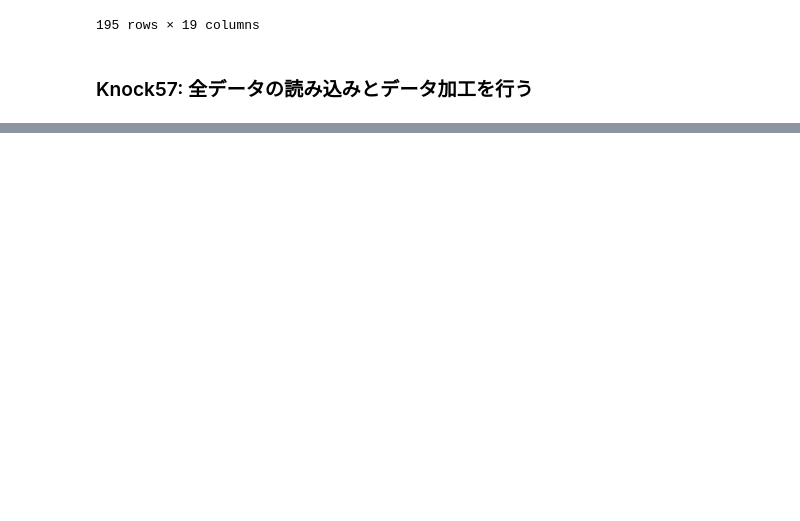
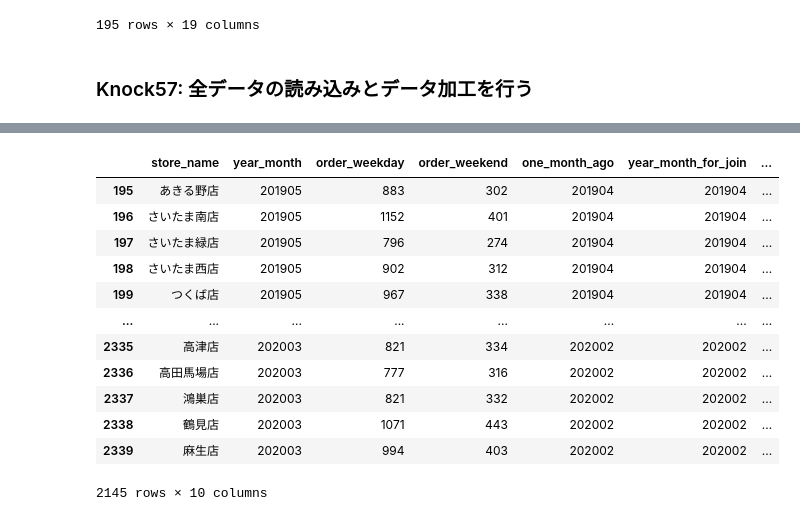
Before and after one commit to ginmaruGH/python-practical-machine-learning-system-100knocks, a Jupyter notebook: ch06/ch06.ipynb, the cells around one changed output, grey strips where cells are left out. Cells and saved outputs as stored; diff of their text form; code cells hidden in the pictures; blank space fills up the shorter version.

```diff
--- a/ch06/ch06.ipynb
+++ b/ch06/ch06.ipynb
@@ -557,0 +626,39 @@ display(store_all)
+# %%
+# 欠損値の除去
+
+y.dropna(inplace=True)
+
+# オーダー数増減のフラグ項目作成
+
+# オーダー数前月差プラス: 1（平日モデル）
+y.loc[
+    y["order_weekday"] - y["order_weekday_one_month_ago"] > 0, "y_weekday"
+] = 1
+# オーダー数前月差マイナス: 0（平日モデル）
+y.loc[
+    y["order_weekday"] - y["order_weekday_one_month_ago"] <= 0, "y_weekday"
+] = 0
+# オーダー数前月差プラス: 1（休日モデル）
+y.loc[
+    y["order_weekend"] - y["order_weekend_one_month_ago"] > 0, "y_weekend"
+] = 1
+# オーダー数前月差マイナス: 0（休日モデル）
+y.loc[
+    y["order_weekend"] - y["order_weekend_one_month_ago"] <= 0, "y_weekend"
+] = 0
+
+display(y)
+# %% [output]
+|  | store_name | year_month | order_weekday | order_weekend | one_month_ago | year_month_for_join | ... |
+| 195 | あきる野店 | 201905 | 883 | 302 | 201904 | 201904 | ... |
+| 196 | さいたま南店 | 201905 | 1152 | 401 | 201904 | 201904 | ... |
+| 197 | さいたま緑店 | 201905 | 796 | 274 | 201904 | 201904 | ... |
+| 198 | さいたま西店 | 201905 | 902 | 312 | 201904 | 201904 | ... |
+| 199 | つくば店 | 201905 | 967 | 338 | 201904 | 201904 | ... |
+| ... | ... | ... | ... | ... | ... | ... | ... |
+| 2335 | 高津店 | 202003 | 821 | 334 | 202002 | 202002 | ... |
+| 2336 | 高田馬場店 | 202003 | 777 | 316 | 202002 | 202002 | ... |
+| 2337 | 鴻巣店 | 202003 | 821 | 332 | 202002 | 202002 | ... |
+| 2338 | 鶴見店 | 202003 | 1071 | 443 | 202002 | 202002 | ... |
+| 2339 | 麻生店 | 202003 | 994 | 403 | 202002 | 202002 | ... |
+2145 rows × 10 columns
```
Also changed, not shown: parts of 9 cells of this notebook.
